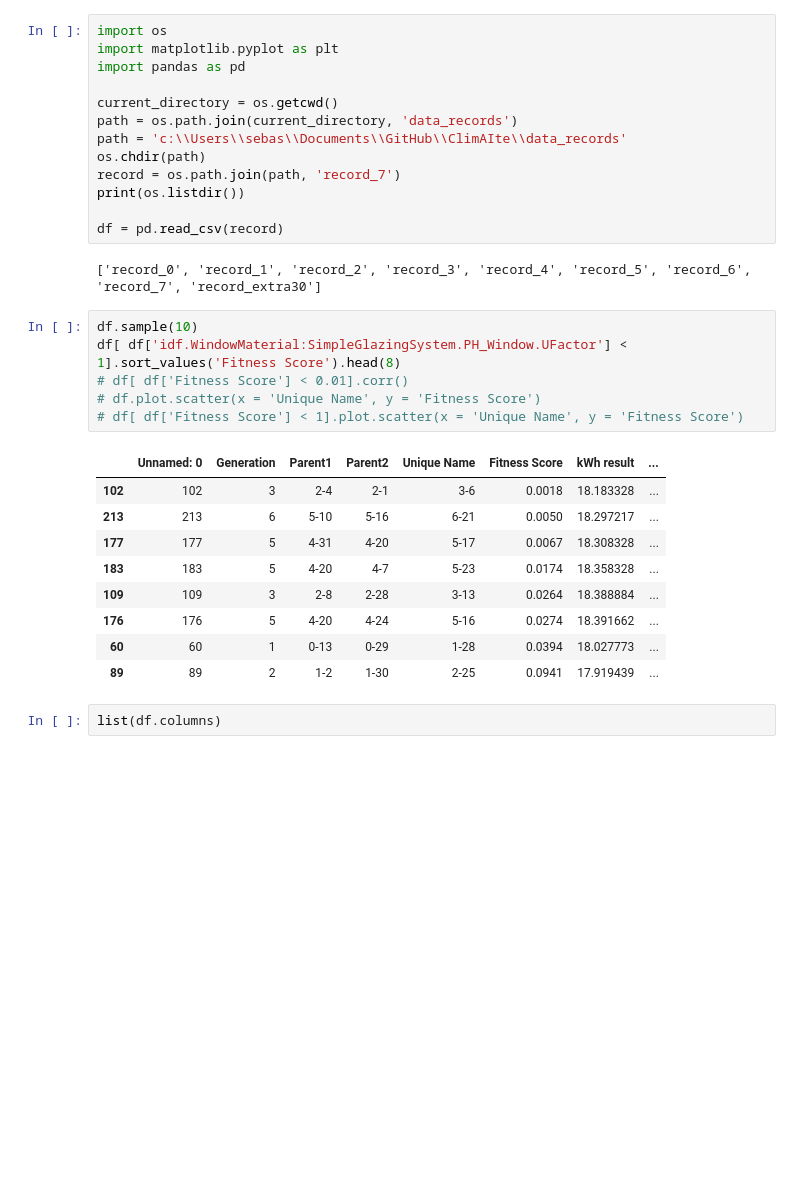
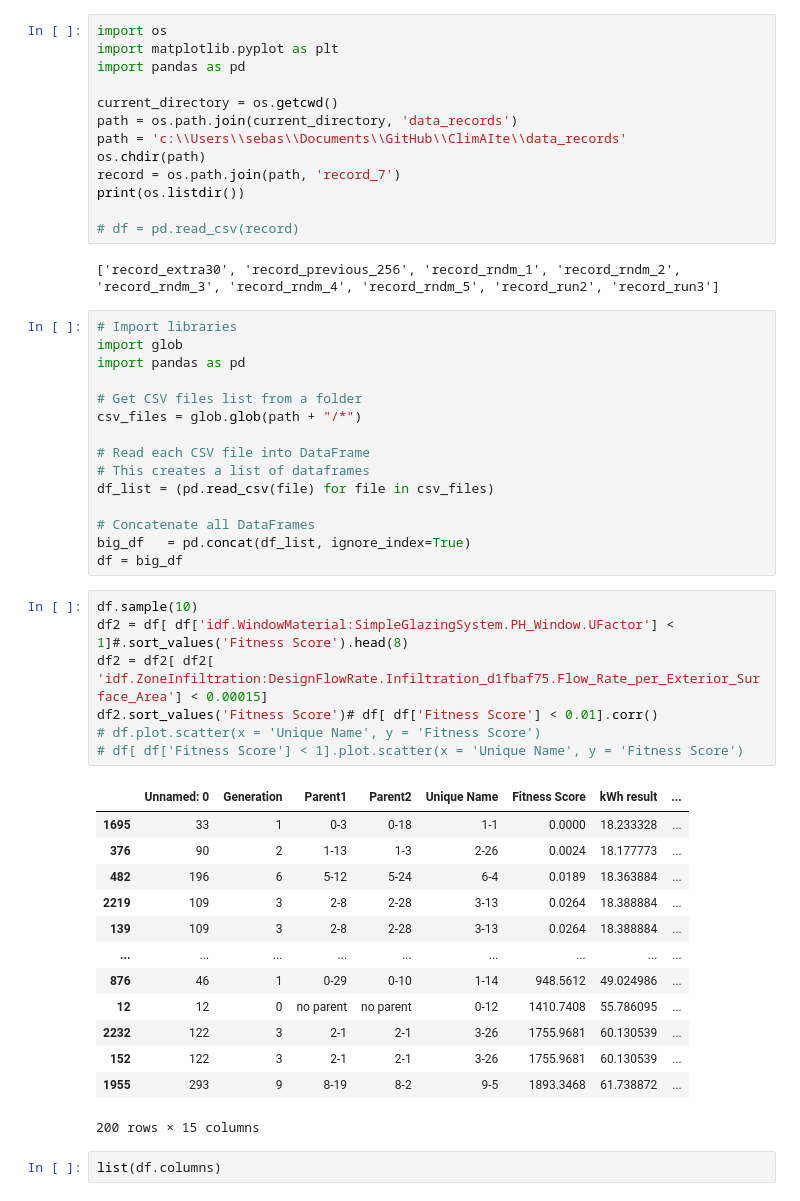
Before and after one commit to Lundkjaer/ClimAIte, a Jupyter notebook: Calibration/plot_accuracies.ipynb, the cells around one changed output. Drawn from its saved outputs; the diff is of its cells as text; blank space fills up the shorter version.

```diff
--- a/Calibration/plot_accuracies.ipynb
+++ b/Calibration/plot_accuracies.ipynb
@@ -10,25 +10,45 @@ os.chdir(path)
 record = os.path.join(path, 'record_7')
 print(os.listdir())
 
-df = pd.read_csv(record)
+# df = pd.read_csv(record)
 # %% [output]
-['record_0', 'record_1', 'record_2', 'record_3', 'record_4', 'record_5', 'record_6', 'record_7', 'record_extra30']
+['record_extra30', 'record_previous_256', 'record_rndm_1', 'record_rndm_2', 'record_rndm_3', 'record_rndm_4', 'record_rndm_5', 'record_run2', 'record_run3']
+# %%
+# Import libraries
+import glob
+import pandas as pd
+
+# Get CSV files list from a folder
+csv_files = glob.glob(path + "/*")
+
+# Read each CSV file into DataFrame
+# This creates a list of dataframes
+df_list = (pd.read_csv(file) for file in csv_files)
+
+# Concatenate all DataFrames
+big_df   = pd.concat(df_list, ignore_index=True)
+df = big_df
 # %%
 df.sample(10)
-df[ df['idf.WindowMaterial:SimpleGlazingSystem.PH_Window.UFactor'] < 1].sort_values('Fitness Score').head(8)
-# df[ df['Fitness Score'] < 0.01].corr()
+df2 = df[ df['idf.WindowMaterial:SimpleGlazingSystem.PH_Window.UFactor'] < 1]#.sort_values('Fitness Score').head(8)
+df2 = df2[ df2[ 'idf.ZoneInfiltration:DesignFlowRate.Infiltration_d1fbaf75.Flow_Rate_per_Exterior_Surface_Area'] < 0.00015]
+df2.sort_values('Fitness Score')# df[ df['Fitness Score'] < 0.01].corr()
 # df.plot.scatter(x = 'Unique Name', y = 'Fitness Score')
 # df[ df['Fitness Score'] < 1].plot.scatter(x = 'Unique Name', y = 'Fitness Score')
 # %% [output]
 |  | Unnamed: 0 | Generation | Parent1 | Parent2 | Unique Name | Fitness Score | kWh result | ... |
-| 102 | 102 | 3 | 2-4 | 2-1 | 3-6 | 0.0018 | 18.183328 | ... |
-| 213 | 213 | 6 | 5-10 | 5-16 | 6-21 | 0.0050 | 18.297217 | ... |
-| 177 | 177 | 5 | 4-31 | 4-20 | 5-17 | 0.0067 | 18.308328 | ... |
-| 183 | 183 | 5 | 4-20 | 4-7 | 5-23 | 0.0174 | 18.358328 | ... |
-| 109 | 109 | 3 | 2-8 | 2-28 | 3-13 | 0.0264 | 18.388884 | ... |
-| 176 | 176 | 5 | 4-20 | 4-24 | 5-16 | 0.0274 | 18.391662 | ... |
-| 60 | 60 | 1 | 0-13 | 0-29 | 1-28 | 0.0394 | 18.027773 | ... |
-| 89 | 89 | 2 | 1-2 | 1-30 | 2-25 | 0.0941 | 17.919439 | ... |
+| 1695 | 33 | 1 | 0-3 | 0-18 | 1-1 | 0.0000 | 18.233328 | ... |
+| 376 | 90 | 2 | 1-13 | 1-3 | 2-26 | 0.0024 | 18.177773 | ... |
+| 482 | 196 | 6 | 5-12 | 5-24 | 6-4 | 0.0189 | 18.363884 | ... |
+| 2219 | 109 | 3 | 2-8 | 2-28 | 3-13 | 0.0264 | 18.388884 | ... |
+| 139 | 109 | 3 | 2-8 | 2-28 | 3-13 | 0.0264 | 18.388884 | ... |
+| ... | ... | ... | ... | ... | ... | ... | ... | ... |
+| 876 | 46 | 1 | 0-29 | 0-10 | 1-14 | 948.5612 | 49.024986 | ... |
+| 12 | 12 | 0 | no parent | no parent | 0-12 | 1410.7408 | 55.786095 | ... |
+| 2232 | 122 | 3 | 2-1 | 2-1 | 3-26 | 1755.9681 | 60.130539 | ... |
+| 152 | 122 | 3 | 2-1 | 2-1 | 3-26 | 1755.9681 | 60.130539 | ... |
+| 1955 | 293 | 9 | 8-19 | 8-2 | 9-5 | 1893.3468 | 61.738872 | ... |
+200 rows × 15 columns
 # %%
 list(df.columns)
 # %% [output]
```
Also changed, not shown: parts of 15 cells of this notebook, 6 other files.
